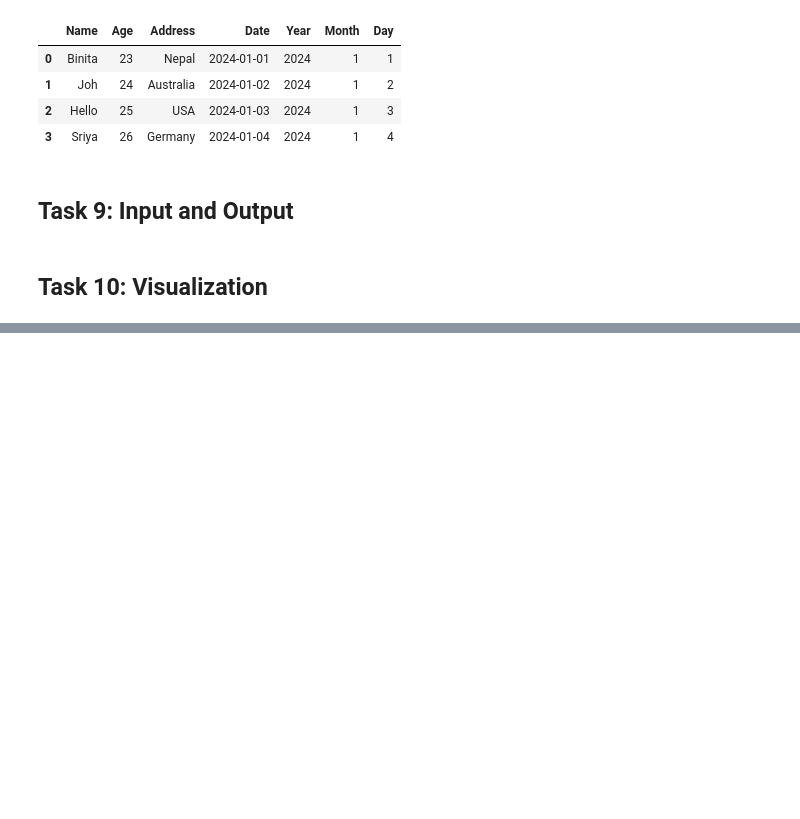
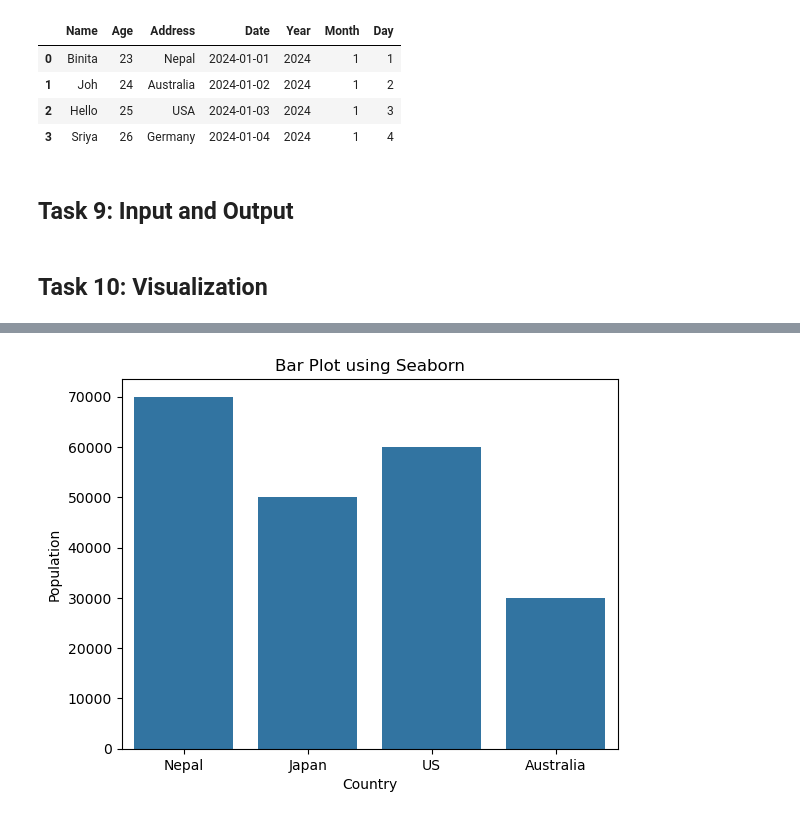
Before and after one commit to Omdena-NIC-Nepal/data-science-assignment-2-binita001, a Jupyter notebook: Pandas_class.ipynb, the cells around one changed output, grey strips where cells are left out. Drawn from its saved outputs; the diff is of its cells as text; code cells hidden in the pictures; blank space fills up the shorter version.

Commit message:
Data visualization

```diff
--- a/Pandas_class.ipynb
+++ b/Pandas_class.ipynb
@@ -435,0 +453,20 @@ df.to_csv('sample.csv', index = False)
+# %%
+# Data
+country = ['Nepal', 'Japan', 'US', 'Australia']
+population = [70000, 50000, 60000, 30000]
+
+# Convert to dataframe
+data_df = pd.DataFrame({'Country': country, 'Population': population})
+
+# Create bar plot
+sns.barplot(x="Country", y="Population", data=data_df)
+
+# Ceate labels and title
+plt.xlabel('Country')
+plt.ylabel('Population')
+plt.title('Bar Plot using Seaborn')
+
+# Show plot
+plt.show()
+# %% [output]
+[figure, added]
```
Also changed, not shown: parts of 4 cells of this notebook.
